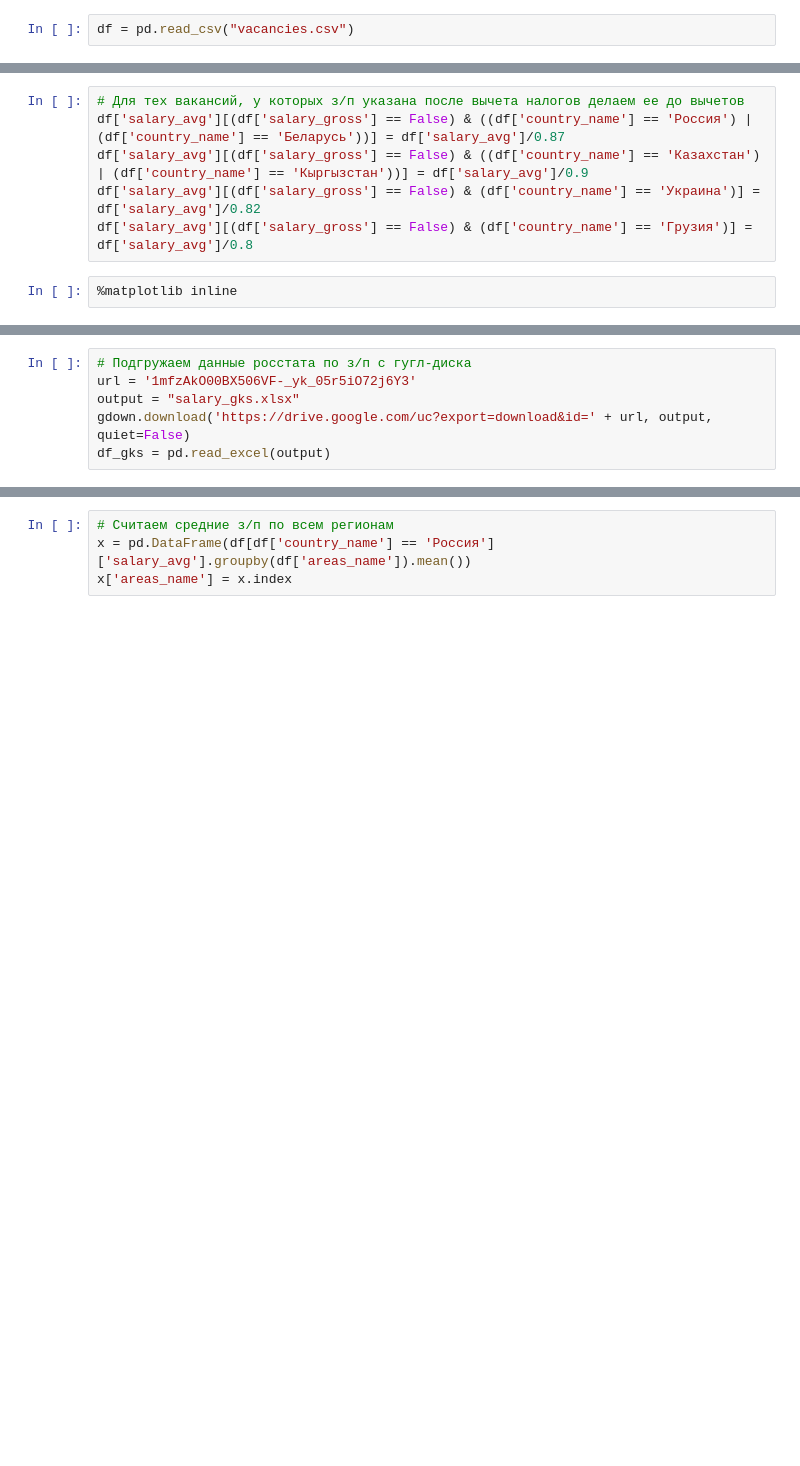
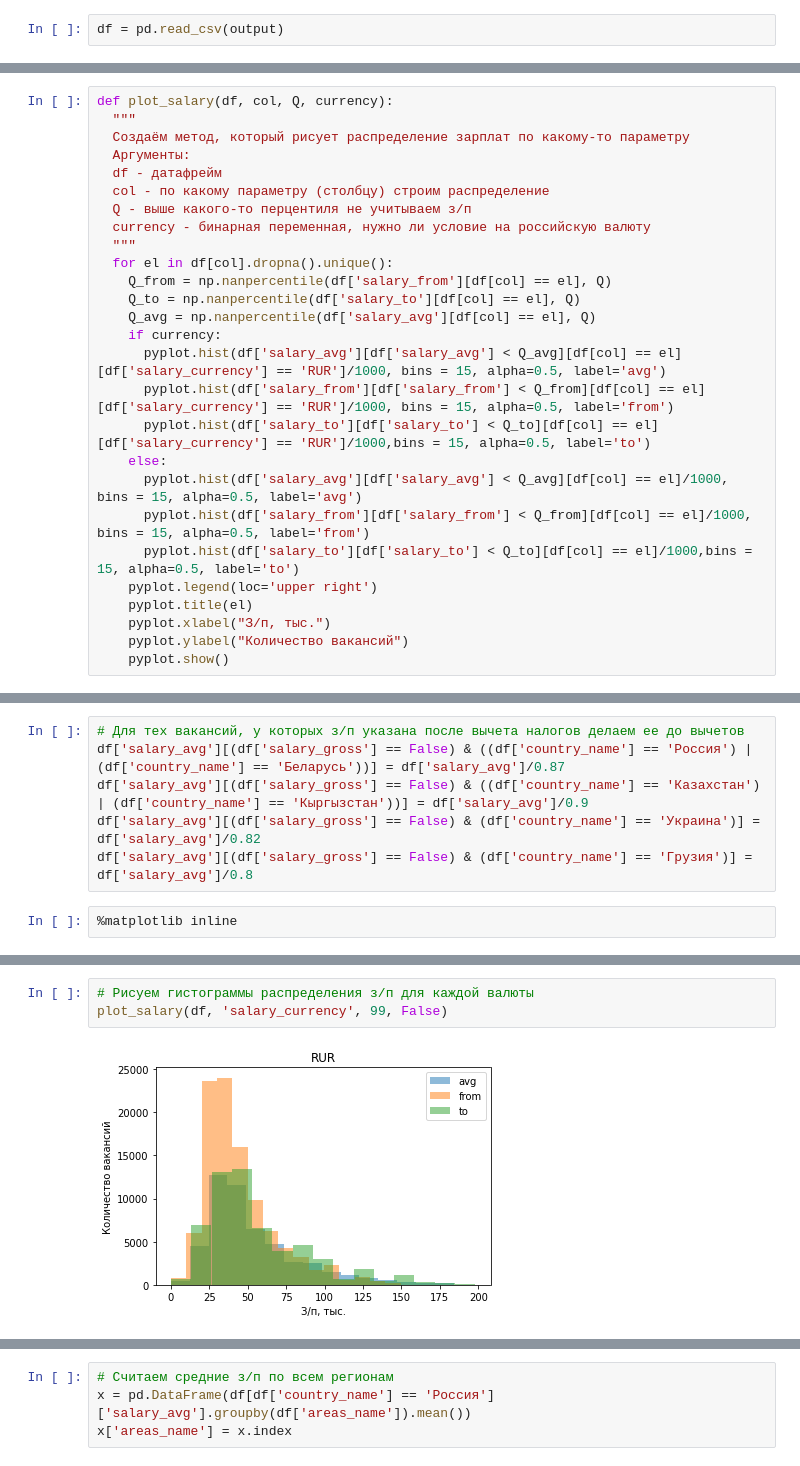
Before and after one commit to alievaliza/MSU_diploma, a Jupyter notebook: notebooks/EDA_hh_data.ipynb, the cells around one changed output, grey strips where cells are left out. Cells and saved outputs as stored; diff of their text form; blank space fills up the shorter version.

```diff
--- a/notebooks/EDA_hh_data.ipynb
+++ b/notebooks/EDA_hh_data.ipynb
@@ -26,4 +26,4 @@ url = '15_FfenvHFoJVcPu6gGx9osLn71uDJ-Et'
 output = "vacancies.csv"
 gdown.download('https://drive.google.com/uc?export=download&id=' + url, output, quiet=False)
 # %%
-df = pd.read_csv("vacancies.csv")
+df = pd.read_csv(output)
@@ -29,0 +72,27 @@ df = pd.read_csv("vacancies.csv")
+# %%
+def plot_salary(df, col, Q, currency):
+  """
+  Создаём метод, который рисует распределение зарплат по какому-то параметру
+  Аргументы:
+  df - датафрейм
+  col - по какому параметру (столбцу) строим распределение
+  Q - выше какого-то перцентиля не учитываем з/п
+  currency - бинарная переменная, нужно ли условие на российскую валюту
+  """
+  for el in df[col].dropna().unique():
+    Q_from = np.nanpercentile(df['salary_from'][df[col] == el], Q)
+    Q_to = np.nanpercentile(df['salary_to'][df[col] == el], Q)
+    Q_avg = np.nanpercentile(df['salary_avg'][df[col] == el], Q)
+    if currency:
+      pyplot.hist(df['salary_avg'][df['salary_avg'] < Q_avg][df[col] == el][df['salary_currency'] == 'RUR']/1000, bins = 15, alpha=0.5, label='avg')
+      pyplot.hist(df['salary_from'][df['salary_from'] < Q_from][df[col] == el][df['salary_currency'] == 'RUR']/1000, bins = 15, alpha=0.5, label='from')
+      pyplot.hist(df['salary_to'][df['salary_to'] < Q_to][df[col] == el][df['salary_currency'] == 'RUR']/1000,bins = 15, alpha=0.5, label='to')
+    else:
+      pyplot.hist(df['salary_avg'][df['salary_avg'] < Q_avg][df[col] == el]/1000, bins = 15, alpha=0.5, label='avg')
+      pyplot.hist(df['salary_from'][df['salary_from'] < Q_from][df[col] == el]/1000, bins = 15, alpha=0.5, label='from')
+      pyplot.hist(df['salary_to'][df['salary_to'] < Q_to][df[col] == el]/1000,bins = 15, alpha=0.5, label='to')
+    pyplot.legend(loc='upper right')
+    pyplot.title(el)
+    pyplot.xlabel("З/п, тыс.")
+    pyplot.ylabel("Количество вакансий")
+    pyplot.show()
@@ -122,6 +181,5 @@ for currency in df['salary_currency'].dropna().unique():
-# %%
-# Подгружаем данные росстата по з/п с гугл-диска
-url = '1mfzAkO00BX506VF-_yk_05r5iO72j6Y3'
-output = "salary_gks.xlsx"
-gdown.download('https://drive.google.com/uc?export=download&id=' + url, output, quiet=False)
-df_gks = pd.read_excel(output)
+# %%
+# Рисуем гистограммы распределения з/п для каждой валюты
+plot_salary(df, 'salary_currency', 99, False)
+# %% [output]
+[figure, added]
```
Also changed, not shown: parts of 28 cells of this notebook.
